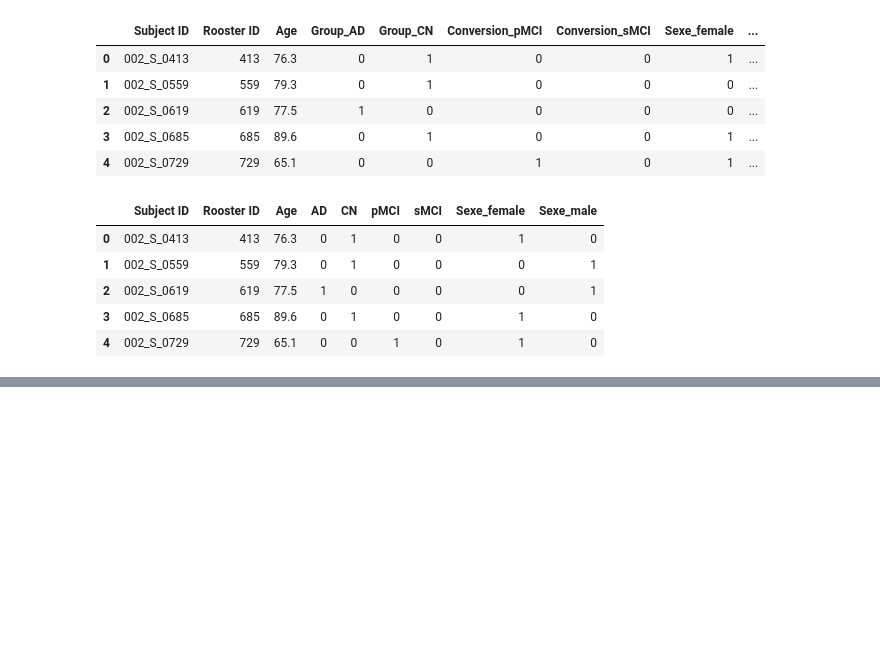
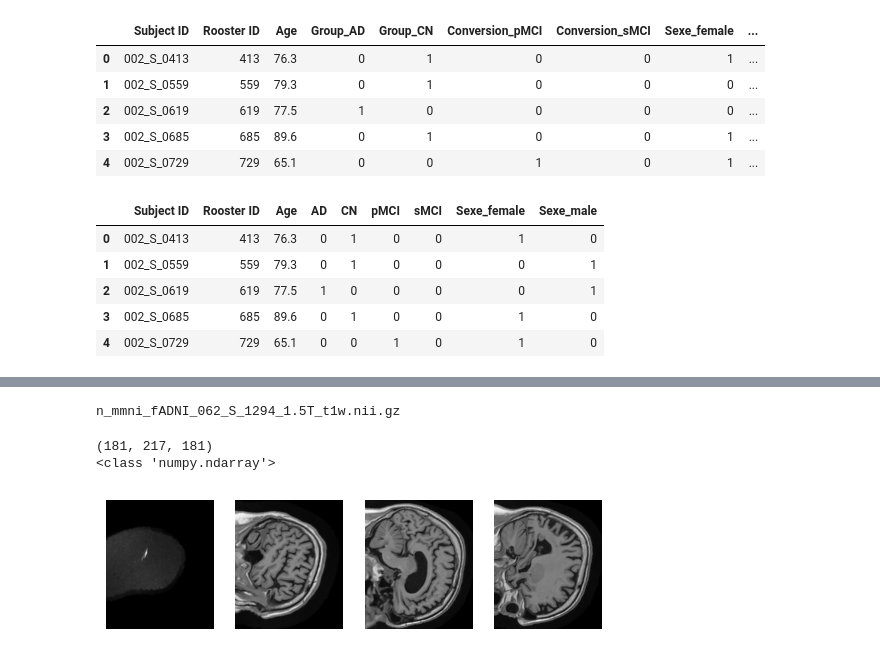
Before and after one commit to corentinlger/Alzheimer-, a Jupyter notebook: metaDataProcessing.ipynb, the cells around one changed output, grey strips where cells are left out. Drawn from its saved outputs; the diff is of its cells as text; code cells hidden in the pictures; blank space fills up the shorter version.

```diff
--- a/metaDataProcessing.ipynb
+++ b/metaDataProcessing.ipynb
@@ -132,0 +135,5 @@ data_clean.head()
+# %%
+data_clean['mask_filename'] = 'mask_n_mmni_fADNI_' + data_clean['Subject ID'] + '_1.5T_t1w.nii.gz'
+data_clean['MRI_filename'] = 'n_mmni_fADNI_' + data_clean['Subject ID'] + '_1.5T_t1w.nii.gz'
+
+data_clean.head()
@@ -132,0 +147,5 @@ data_clean.head()
+# %%
+filename = data_clean['MRI_filename'][450]
+print(filename)
+# %% [output]
+n_mmni_fADNI_062_S_1294_1.5T_t1w.nii.gz
@@ -132,0 +154,10 @@ data_clean.head()
+# %%
+MRI_ = os.path.join(data_path, '/home/coleger/Desktop/CV/Alz/ADNI1/' + filename)
+MRI_ = nib.load(MRI_)
+# %%
+MRI = MRI_.get_fdata()
+print(MRI.shape)
+print(type(MRI))
+# %% [output]
+(181, 217, 181)
+<class 'numpy.ndarray'>
@@ -132,0 +166,13 @@ data_clean.head()
+# %%
+fig, axes = plt.subplots(nrows=1, ncols=4)
+
+# Loop through subplots and draw image
+for ii in range(4):
+    im = MRI[ii * 40, :, :]
+    axes[ii].imshow(im, cmap='gray')
+    axes[ii].axis('off')
+
+# Render the figure
+plt.show()
+# %% [output]
+[figure, added]
```
Also changed, not shown: parts of 4 cells of this notebook.
